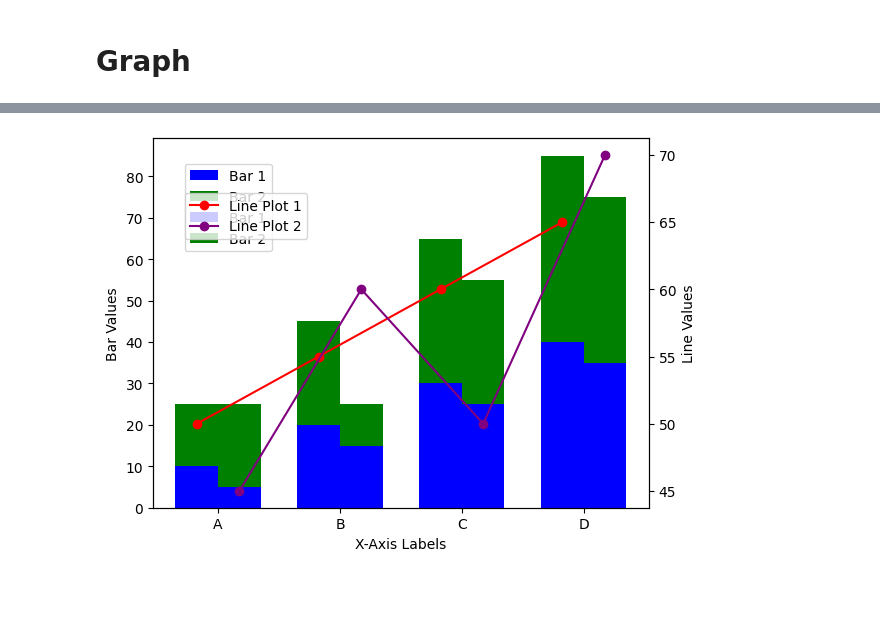
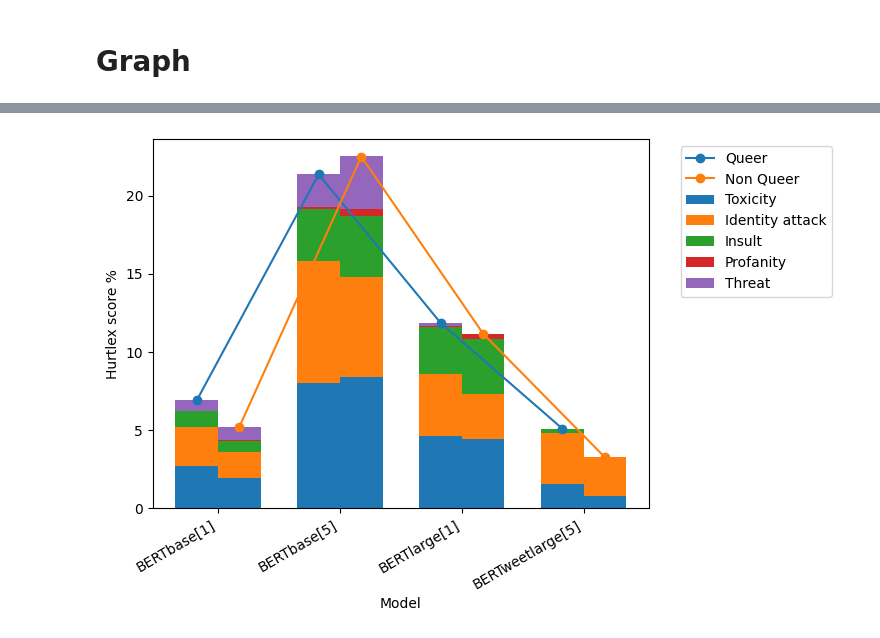
Before and after one commit to MaeSosto/QueerBench, a Jupyter notebook: src/queer_graph.ipynb, the cells around one changed output, grey strips where cells are left out. Saved outputs shown, nothing was run; the diff lists cells and outputs as text; code cells hidden in the pictures; blank space fills up the shorter version.

```diff
--- a/src/queer_graph.ipynb
+++ b/src/queer_graph.ipynb
@@ -89,6 +84,7 @@ ORIENTATION = 'orientation'
 HURTLEX = 'hurtlex'
 PERSPECTIVE = 'perspective'
 
-perspective_cat = ['Toxicity', 'Identity attack', 'insult', 'Profanity', 'Threat']
+perspective_cat = ['Toxicity', 'Identity attack', 'Insult', 'Profanity', 'Threat']
 hurtlex_cat = ['Animals', 'Crime and immoral behavior', 'Derogatory words', 'Female genitalia', 'Male genitalia', 'Homosexuality', 'Potential negative connotations', 'Professions and occupations', 'Prostitution', 'Social and economic disadvantage']
 hurtlex_cat_names = ['an', 're', 'cds', 'asf', 'asm', 'om', 'qas', 'pa', 'pr', 'is']
+colors = ['tab:blue', 'tab:orange', 'tab:green', 'tab:red', 'tab:purple']
@@ -299,72 +141,65 @@ draw_double_bar_and_double_line_graph([BERT_BASE_TEMPLATE_1, BERT_BASE_TEMPLATE_
 # %%
-import matplotlib.pyplot as plt
-import numpy as np
+def perspective_linebar(models):
+    x_labels, bar_data1, bar_data2, line_data1, line_data2 = [], [], [], [], []
+    tox_queer, id_queer, ins_queer, prof_queer, thre_queer, tox_non, id_non, ins_non, prof_non, thre_non = [], [], [], [], [], [], [], [], [], []
+    data1 = [tox_queer, id_queer, ins_queer, prof_queer, thre_queer]
+    data2 = [tox_non, id_non, ins_non, prof_non, thre_non]
+    for m in models:
+        csv = pd.read_csv(RESULTS_PATH+m+'_perspective.csv', sep=";", index_col=[0])
+        x_labels.append(m)
+        for ind, d in enumerate(data1):
+            d.append((csv.loc['Queer'][perspective_cat[ind]]/csv.loc['Queer']['Tot'])*100)
+        for ind, d in enumerate(data2):
+            d.append((csv.loc['Non Queer'][perspective_cat[ind]]/csv.loc['Non Queer']['Tot'])*100)
 
-def draw_double_bar_and_double_line_graph(x_labels, bar_data1, bar_data2, line_data1, line_data2):
-    """
-    Create a graph with two bars and two lines per x-axis element.
+        line_data1.append(csv.loc['Queer']['Score'])
+        line_data2.append(csv.loc['Non Queer']['Score'])
 
-    Args:
-    - x_labels: Labels for the x-axis.
-    - bar_data1: List of lists for the first set of stacked bars.
-    - bar_data2: List of lists for the second set of stacked bars.
-    - line_data1: List of values for the first line plot.
-    - line_data2: List of values for the second line plot.
+    for d in data1:
+        bar_data1.append(d)
+    for d in data2:
+        bar_data2.append(d)
 
-    Returns:
-    - None (displays the graph).
-    """
-    # Set the width of the bars
+    #Set the width of the bars
     bar_width = 0.35
-
     # Create an array of x values for the bars
     x = np.arange(len(x_labels))
-
     # Create the figure and axis objects
     fig, ax1 = plt.subplots()
+    # Predefined colors for bars and lines
 
-    # Predefined colors for bars and lines
-    bar_colors = ['blue', 'green']
-    line_colors = ['red', 'purple']
-
+    bar_colors = [mcolors.TABLEAU_COLORS[c] for c in colors]
     # Create the first set of bars
     bottom1 = np.zeros(len(x_labels))
     for i, data in enumerate(bar_data1):
-        ax1.bar(x - bar_width/2, data, width=bar_width, label=f'Bar {i+1}', color=bar_colors[i], bottom=bottom1)
+        ax1.bar(x - bar_width/2, data, width=bar_width, label=f'{perspective_cat[i]}', color= bar_colors[i], bottom=bottom1)
         bottom1 += data
 
     # Create the second set of bars
     bottom2 = np.zeros(len(x_labels))
     for i, data in enumerate(bar_data2):
-        ax1.bar(x + bar_width/2, data, width=bar_width, label=f'Bar {i+1}', color=bar_colors[i], bottom=bottom2)
+        ax1.bar(x + bar_width/2, data, width=bar_width, color= bar_colors[i], bottom=bottom2)
         bottom2 += data
 
     # Create the first set of line plots
-    ax2 = ax1.twinx()  # Create a twin y-axis
-    ax2.plot(x - bar_width/2, line_data1, marker='o', color=line_colors[0], label='Line Plot 1')
+    #ax2 = ax1.twinx()  # Create a twin y-axis
+    ax1.plot(x - bar_width/2, line_data1, marker='o', label='Queer')
 
     # Create the second set of line plots
-    ax2.plot(x + bar_width/2, line_data2, marker='o', color=line_colors[1], label='Line Plot 2')
+    ax1.plot(x + bar_width/2, line_data2, marker='o', label='Non Queer')
 
     # Set labels and legends
-    ax1.set_xlabel('X-Axis Labels')
-    ax1.set_ylabel('Bar Values', color='black')
-    ax2.set_ylabel('Line Values', color='black')
+    ax1.set_xlabel('Model')
+    ax1.set_ylabel('Hurtlex score %')
+    #ax1.set_ylabel('Score', color='black')
     ax1.set_xticks(x)
     ax1.set_xticklabels(x_labels)
-    ax1.legend(loc='upper left', bbox_to_anchor=(0.05, 0.95))
-    ax2.legend(loc='upper left', bbox_to_anchor=(0.05, 0.87))
-
+    ax1.legend(bbox_to_anchor=(1.05, 1.0), loc='upper left')
+    plt.xticks(rotation=30)
+    plt.setp(ax1.xaxis.get_majorticklabels(), ha='right')
     # Show the graph
     plt.show()
 
-# Example usage:
-x_labels = ['A', 'B', 'C', 'D']
-bar_data1 = [[10, 20, 30, 40], [15, 25, 35, 45]]
-bar_data2 = [[5, 15, 25, 35], [20, 10, 30, 40]]
-line_data1 = [50, 55, 60, 65]
-line_data2 = [45, 60, 50, 70]
-
-draw_double_bar_and_double_line_graph(x_labels, bar_data1, bar_data2, line_data1, line_data2)
+perspective_linebar([BERT_BASE_TEMPLATE_1, BERT_BASE_TEMPLATE_5, BERT_LARGE_TEMPLATE_1, BERTWEET_LARGE_TEMPLATE_5])
 # %% [output]
-[figure, old version]
+[figure, new version]
```
Also changed, not shown: parts of 7 cells of this notebook.
